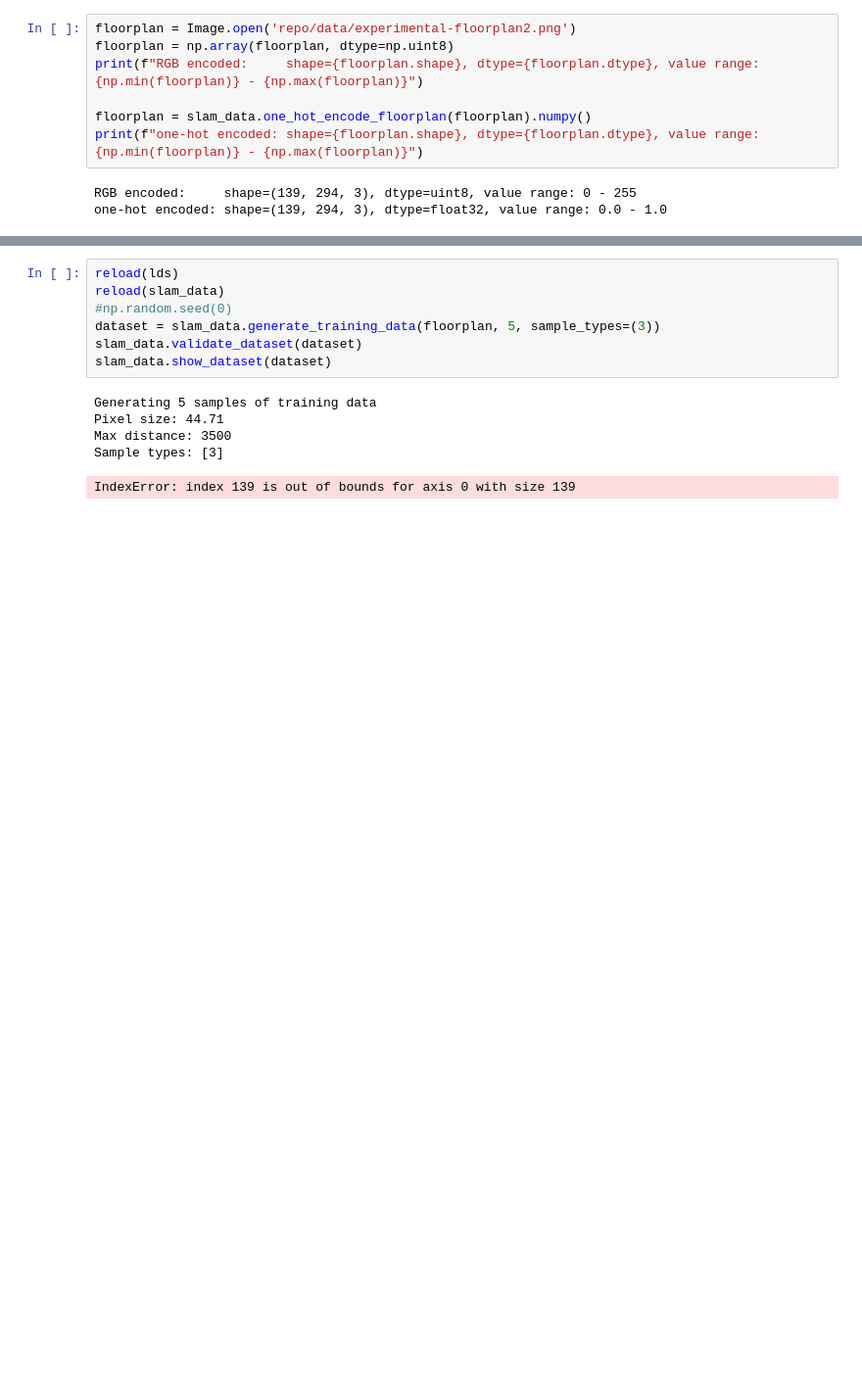
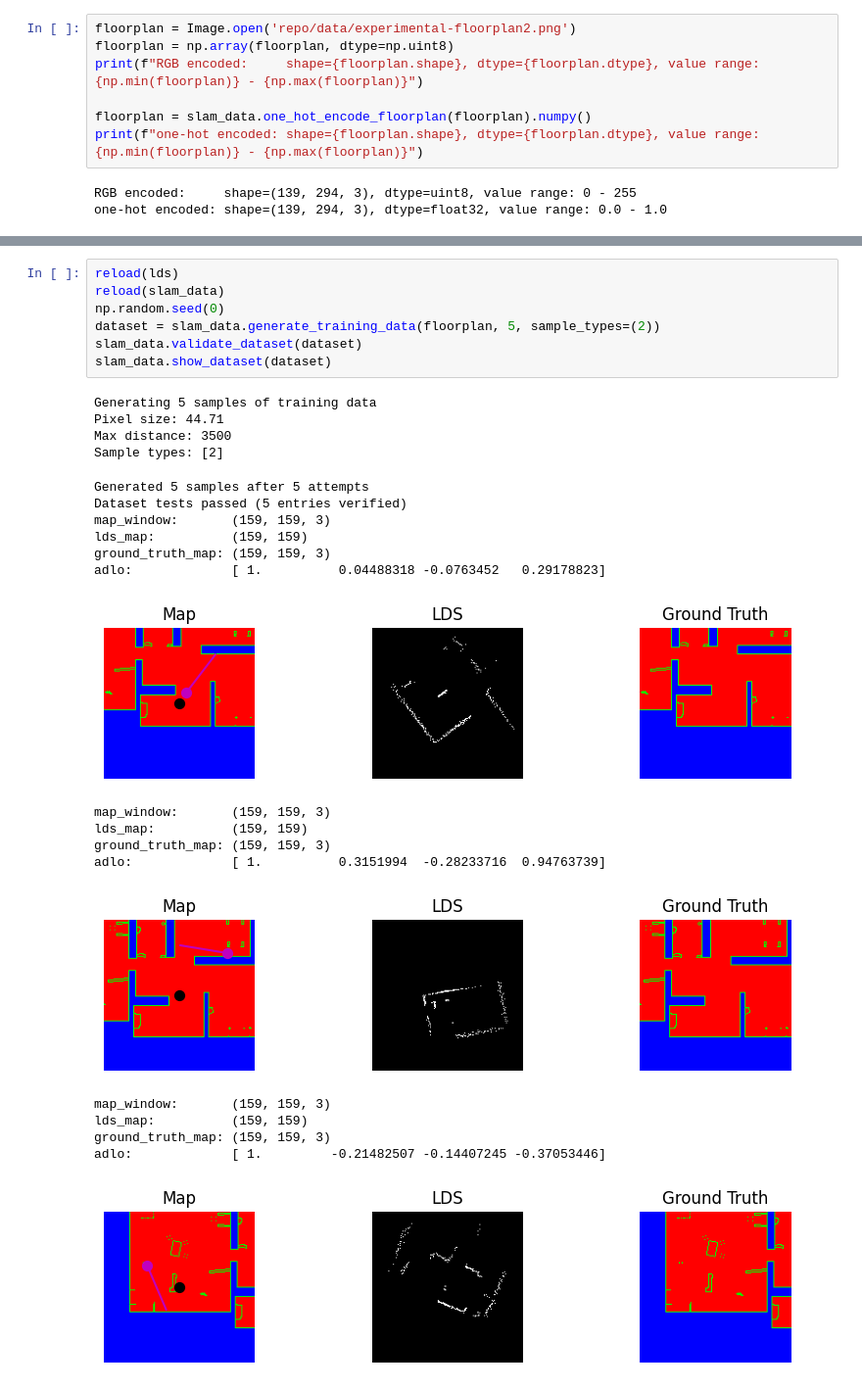
Before and after one commit to malcolmlett/robovac, a Jupyter notebook: Experiment_SLAM_data_generation_1.ipynb, the cells around one changed output, grey strips where cells are left out. Shown at 98% size. Cells and saved outputs as stored; diff of their text form; blank space fills up the shorter version.

```diff
--- a/Experiment_SLAM_data_generation_1.ipynb
+++ b/Experiment_SLAM_data_generation_1.ipynb
@@ -145,13 +143,29 @@ Adding noise with stddev 0.025510204081632654*range = 8.257748173522081 - 88.763
 # %%
 reload(lds)
 reload(slam_data)
-#np.random.seed(0)
-dataset = slam_data.generate_training_data(floorplan, 5, sample_types=(3))
+np.random.seed(0)
+dataset = slam_data.generate_training_data(floorplan, 5, sample_types=(2))
 slam_data.validate_dataset(dataset)
 slam_data.show_dataset(dataset)
 # %% [output]
 Generating 5 samples of training data
 Pixel size: 44.71
 Max distance: 3500
-Sample types: [3]
+Sample types: [2]
-IndexError: index 139 is out of bounds for axis 0 with size 139
+Generated 5 samples after 5 attempts
+Dataset tests passed (5 entries verified)
+map_window:       (159, 159, 3)
+lds_map:          (159, 159)
+ground_truth_map: (159, 159, 3)
+adlo:             [ 1.          0.04488318 -0.0763452   0.29178823]
+[figure, added]
+map_window:       (159, 159, 3)
+lds_map:          (159, 159)
+ground_truth_map: (159, 159, 3)
+adlo:             [ 1.          0.3151994  -0.28233716  0.94763739]
+[figure, added]
+map_window:       (159, 159, 3)
+lds_map:          (159, 159)
+ground_truth_map: (159, 159, 3)
+adlo:             [ 1.         -0.21482507 -0.14407245 -0.37053446]
+[figure, added]
```
Also changed, not shown: parts of 8 cells of this notebook.
